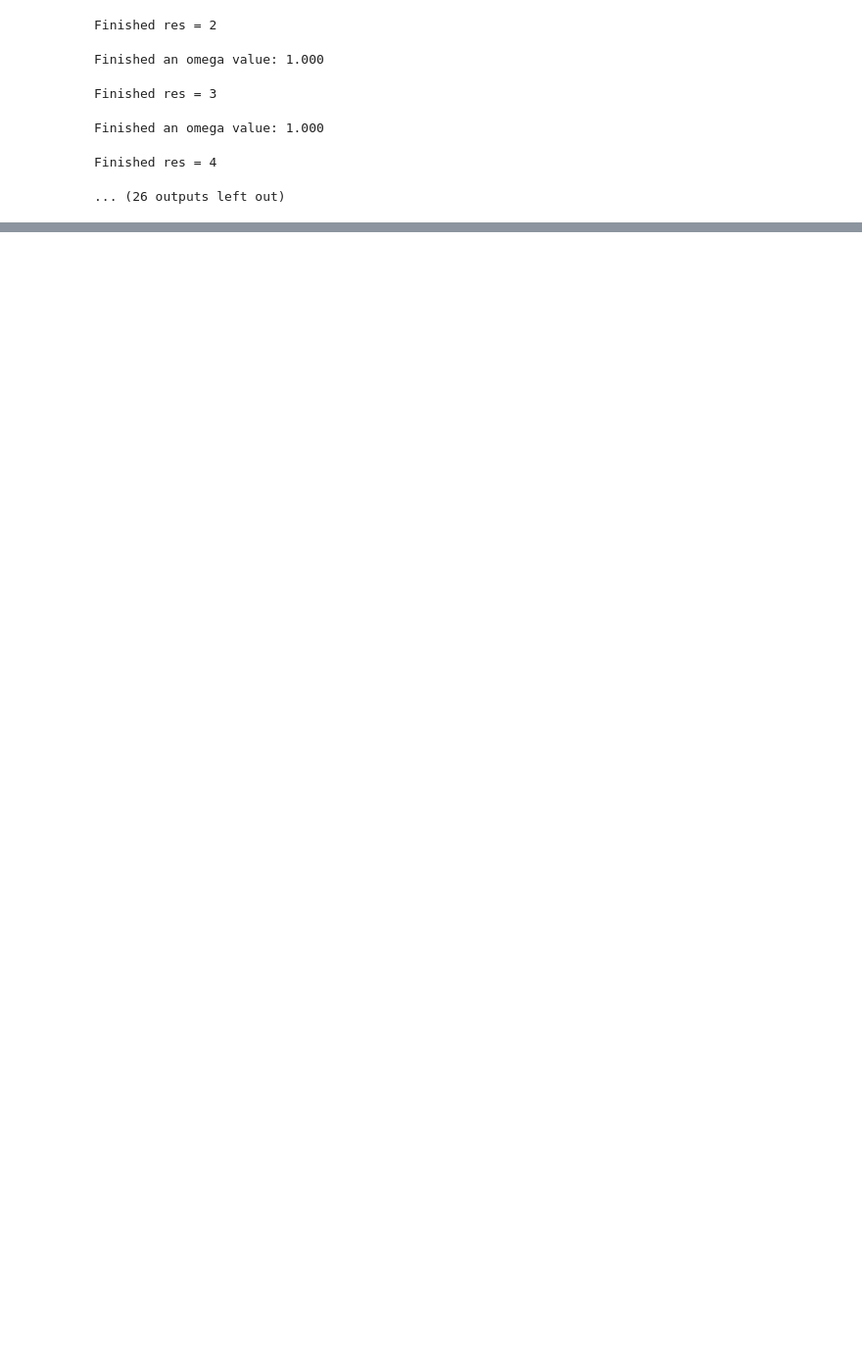
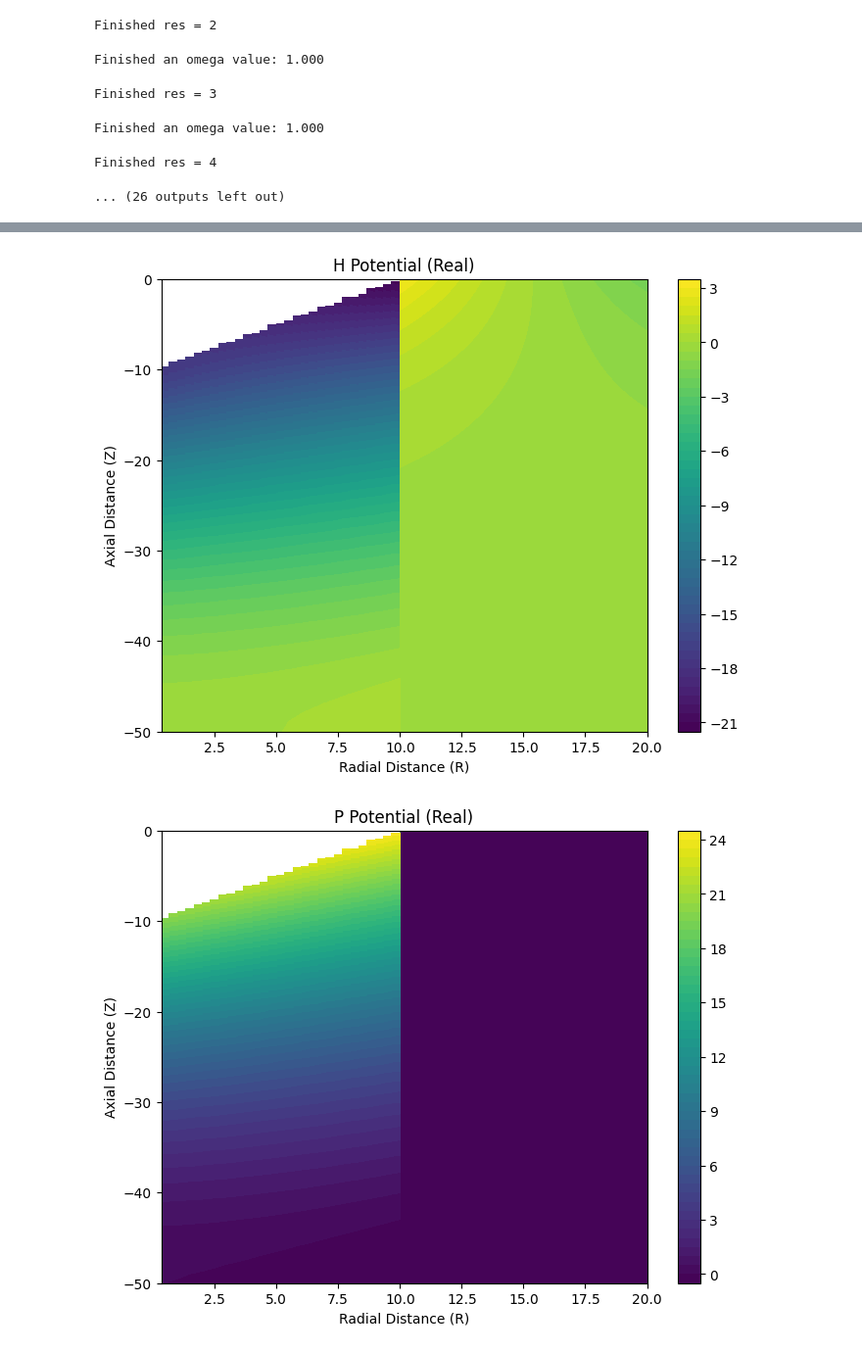
Before and after one commit to symbiotic-engineering/OpenFLASH, a Jupyter notebook: analysis/slant_data_generation.ipynb, the cells around one changed output, grey strips where cells are left out. Shown at 98% size. Drawn from its saved outputs; the diff is of its cells as text; code cells hidden in the pictures; blank space fills up the shorter version.

```diff
--- a/analysis/slant_data_generation.ipynb
+++ b/analysis/slant_data_generation.ipynb
@@ -292,0 +443,23 @@ Finished res = 4
+# %%
+m0 = wavenumber(omega_val, h)
+arrangement = ConcentricBodyGroup([SteppedBody(a=np.array(a_list), d=np.array(d_list), slant_angle= np.zeros_like(a_list), heaving=True)])
+geometry_sweep = BasicRegionGeometry(body_arrangement=arrangement, h=h, NMK=NMK)
+problem = MEEMProblem(geometry_sweep)
+problem.set_frequencies(np.array([omega_val]))
+engine = MEEMEngine(problem_list=[problem])
+
+X = np.array([item for sublist in cs for item in sublist])
+potentials = engine.calculate_potentials(problem=problem, solution_vector=X, m0=m0, spatial_res=50, sharp=True)
+
+R = potentials['R']
+Z = potentials['Z']
+phi_abs = np.real(potentials['phi'])
+fig, ax = engine.visualize_potential(np.real(potentials['phiH']), R, Z, "H Potential (Real)")
+plt.show()
+fig, ax = engine.visualize_potential(np.real(potentials['phiP']), R, Z, "P Potential (Real)")
+plt.show()
+fig, ax = engine.visualize_potential(np.real(potentials['phi']), R, Z, "Potential (Real)")
+plt.show()
+# %% [output]
+[figure, added]
+[figure, added]
```
Also changed, not shown: parts of 9 cells of this notebook, 17 other files.
